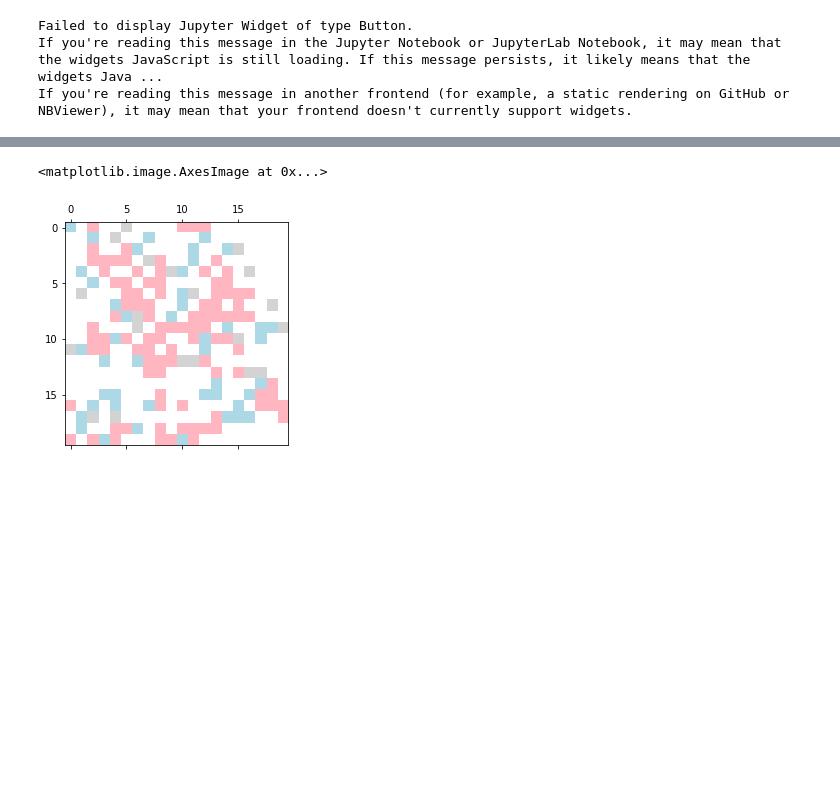
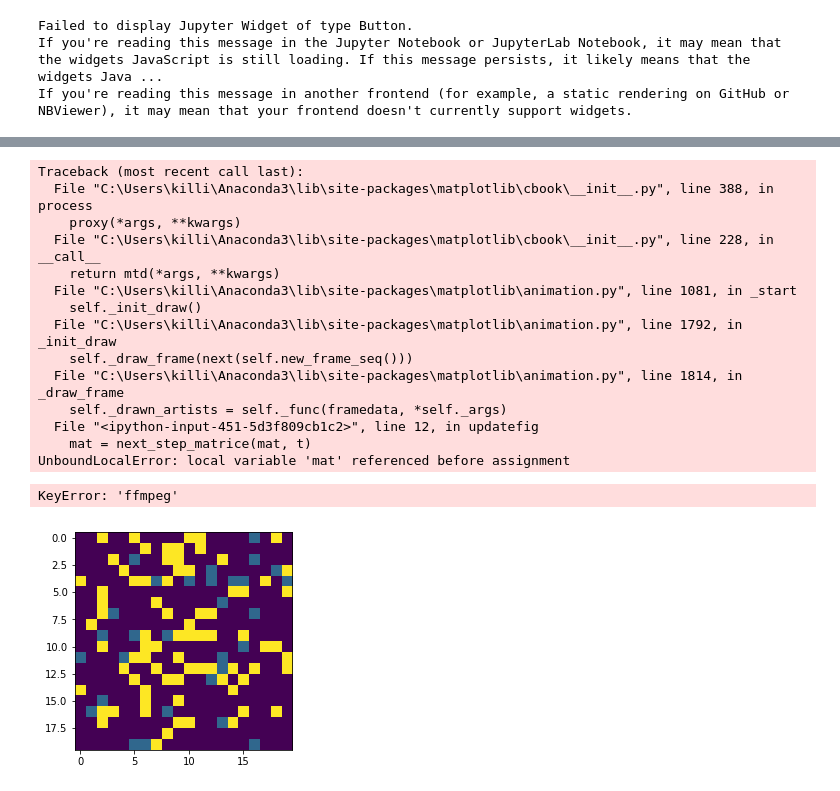
Before and after one commit to are00dynamic-2018/PROPAGATION_BACTERIENNE, a Jupyter notebook: Bactéries.ipynb, the cells around one changed output, grey strips where cells are left out. Drawn from its saved outputs; the diff is of its cells as text; code cells hidden in the pictures; blank space fills up the shorter version.

Commit message:
Animation

```diff
--- a/Bactéries.ipynb
+++ b/Bactéries.ipynb
@@ -297,16 +299,43 @@ Victoire du système immunitaire en 90 étapes
 # %%
-def simulate(l, h, nbsteps):
+def animation(l, h, nbsteps):
+    cmap = ListedColormap(['white', 'lightpink', 'lightblue', 'lightgrey'])
+
     mat = matrice(l, h)
     t = matrice(l, h, True)
-    for i in range(nbsteps):
+
+    fig = plt.figure()
+
+    im = plt.imshow(mat, animated = True)
+
+    def updatefig(i):
         mat = next_step_matrice(mat, t)
+        im.set_array(mat)
+        return im
+
+    ani = matplotlib.animation.FuncAnimation(fig, updatefig, frames = nbsteps - 1, interval = 100, blit = True)
+    HTML(ani.to_html5_video())
+
+    #for i in range(nbsteps):
+        #mat = next_step_matrice(mat, t)
+        #print(plt.matshow(mat, cmap = cmap))
 
     return mat
-# %%
-cmap = ListedColormap(['white', 'lightpink', 'lightblue', 'lightgrey'])
-
-mat = simulate(20, 20, 5)
-plt.matshow(mat, cmap = cmap)
-# %% [output]
-<matplotlib.image.AxesImage at 0x...>
-[figure, removed]
+# %%
+mat = animation(20, 20, 5)
+# %% [output]
+Traceback (most recent call last):
+  File "C:\Users\killi\Anaconda3\lib\site-packages\matplotlib\cbook\__init__.py", line 388, in process
+    proxy(*args, **kwargs)
+  File "C:\Users\killi\Anaconda3\lib\site-packages\matplotlib\cbook\__init__.py", line 228, in __call__
+    return mtd(*args, **kwargs)
+  File "C:\Users\killi\Anaconda3\lib\site-packages\matplotlib\animation.py", line 1081, in _start
+    self._init_draw()
+  File "C:\Users\killi\Anaconda3\lib\site-packages\matplotlib\animation.py", line 1792, in _init_draw
+    self._draw_frame(next(self.new_frame_seq()))
+  File "C:\Users\killi\Anaconda3\lib\site-packages\matplotlib\animation.py", line 1814, in _draw_frame
+    self._drawn_artists = self._func(framedata, *self._args)
+  File "<ipython-input-451-5d3f809cb1c2>", line 12, in updatefig
+    mat = next_step_matrice(mat, t)
+UnboundLocalError: local variable 'mat' referenced before assignment
+KeyError: 'ffmpeg'
+[figure, added]
```
Also changed, not shown: parts of 2 cells of this notebook.
